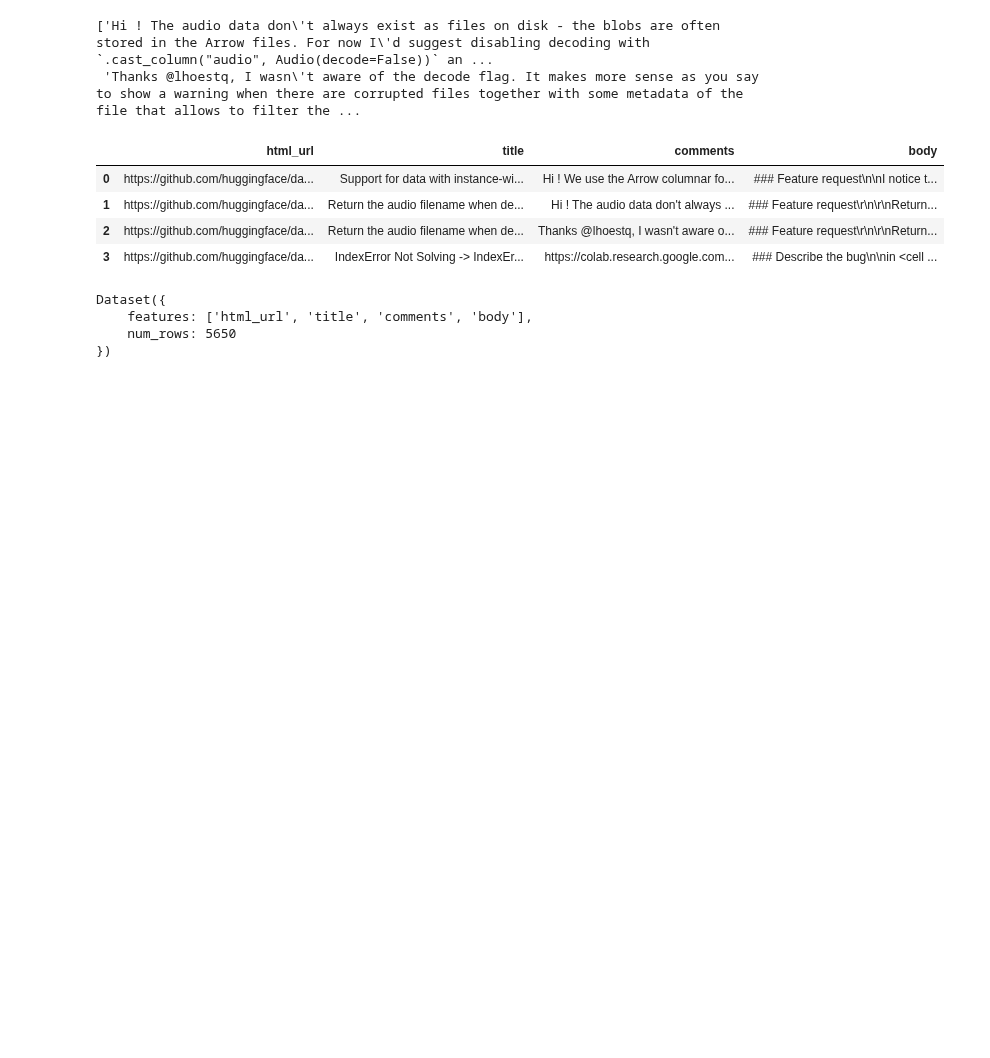
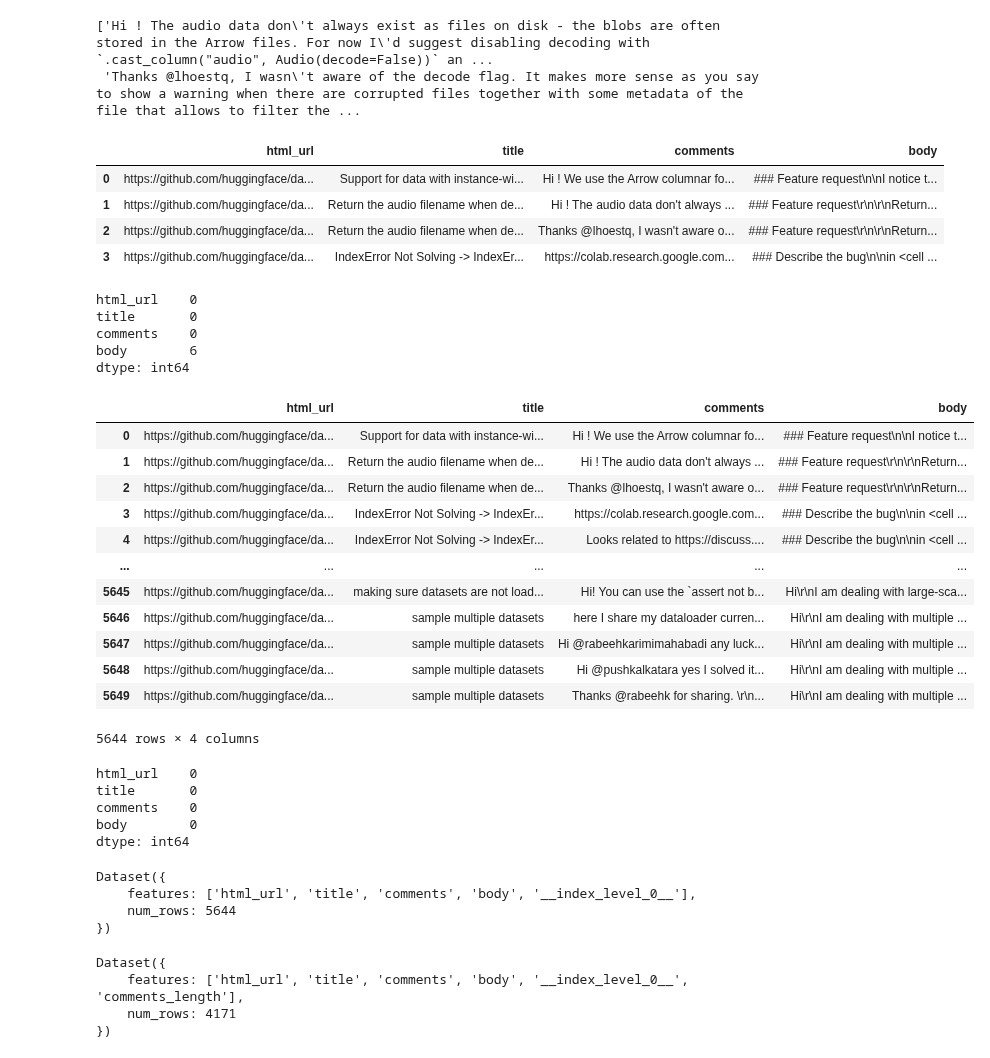
Before and after one commit to tenkara/hf-nlp, a Jupyter notebook: 5-datasets/6-semantic-search-FAISS.ipynb, the cells around one changed output. Drawn from its saved outputs; the diff is of its cells as text; code cells hidden in the pictures; blank space fills up the shorter version.

```diff
--- a/5-datasets/6-semantic-search-FAISS.ipynb
+++ b/5-datasets/6-semantic-search-FAISS.ipynb
@@ -63,6 +63,42 @@ comments_df.head(4)
 | 1 | https://github.com/huggingface/da... | Return the audio filename when de... | Hi ! The audio data don't always ... | ### Feature request\r\n\r\nReturn... |
 | 2 | https://github.com/huggingface/da... | Return the audio filename when de... | Thanks @lhoestq, I wasn't aware o... | ### Feature request\r\n\r\nReturn... |
 | 3 | https://github.com/huggingface/da... | IndexError Not Solving -> IndexEr... | https://colab.research.google.com... | ### Describe the bug\n\nin <cell ... |
+# %%
+# check for any null values in any of the columns of the dataframe
+comments_df.isnull().sum()
+# %% [output]
+html_url    0
+title       0
+comments    0
+body        6
+dtype: int64
+# %%
+# remove any rows with null values
+comments_df = comments_df.dropna()
+comments_df
+# %% [output]
+|  | html_url | title | comments | body |
+| 0 | https://github.com/huggingface/da... | Support for data with instance-wi... | Hi ! We use the Arrow columnar fo... | ### Feature request\n\nI notice t... |
+| 1 | https://github.com/huggingface/da... | Return the audio filename when de... | Hi ! The audio data don't always ... | ### Feature request\r\n\r\nReturn... |
+| 2 | https://github.com/huggingface/da... | Return the audio filename when de... | Thanks @lhoestq, I wasn't aware o... | ### Feature request\r\n\r\nReturn... |
+| 3 | https://github.com/huggingface/da... | IndexError Not Solving -> IndexEr... | https://colab.research.google.com... | ### Describe the bug\n\nin <cell ... |
+| 4 | https://github.com/huggingface/da... | IndexError Not Solving -> IndexEr... | Looks related to https://discuss.... | ### Describe the bug\n\nin <cell ... |
+| ... | ... | ... | ... | ... |
+| 5645 | https://github.com/huggingface/da... | making sure datasets are not load... | Hi! You can use the `assert not b... | Hi\r\nI am dealing with large-sca... |
+| 5646 | https://github.com/huggingface/da... | sample multiple datasets | here I share my dataloader curren... | Hi\r\nI am dealing with multiple ... |
+| 5647 | https://github.com/huggingface/da... | sample multiple datasets | Hi @rabeehkarimimahabadi any luck... | Hi\r\nI am dealing with multiple ... |
+| 5648 | https://github.com/huggingface/da... | sample multiple datasets | Hi @pushkalkatara yes I solved it... | Hi\r\nI am dealing with multiple ... |
+| 5649 | https://github.com/huggingface/da... | sample multiple datasets | Thanks @rabeehk for sharing. \r\n... | Hi\r\nI am dealing with multiple ... |
+5644 rows × 4 columns
+# %%
+# check for any null values in any of the columns of the dataframe
+comments_df.isnull().sum()
+# %% [output]
+html_url    0
+title       0
+comments    0
+body        0
+dtype: int64
 # %%
 # done with pandas dataframe, convert back to HuggingFace dataset
 from datasets import Dataset
@@ -71,6 +107,6 @@ comments_dataset = Dataset.from_pandas(comments_df)
 comments_dataset
 # %% [output]
 Dataset({
-    features: ['html_url', 'title', 'comments', 'body'],
-    num_rows: 5650
+    features: ['html_url', 'title', 'comments', 'body', '__index_level_0__'],
+    num_rows: 5644
 })
@@ -76,0 +116,9 @@ Dataset({
+# %%
+# use the new column to filter out comments with less than 15 words
+comments_dataset = comments_dataset.filter(lambda row: row["comments_length"] > 15)
+comments_dataset
+# %% [output]
+Dataset({
+    features: ['html_url', 'title', 'comments', 'body', '__index_level_0__', 'comments_length'],
+    num_rows: 4171
+})
```
Also changed, not shown: parts of 22 cells of this notebook.
